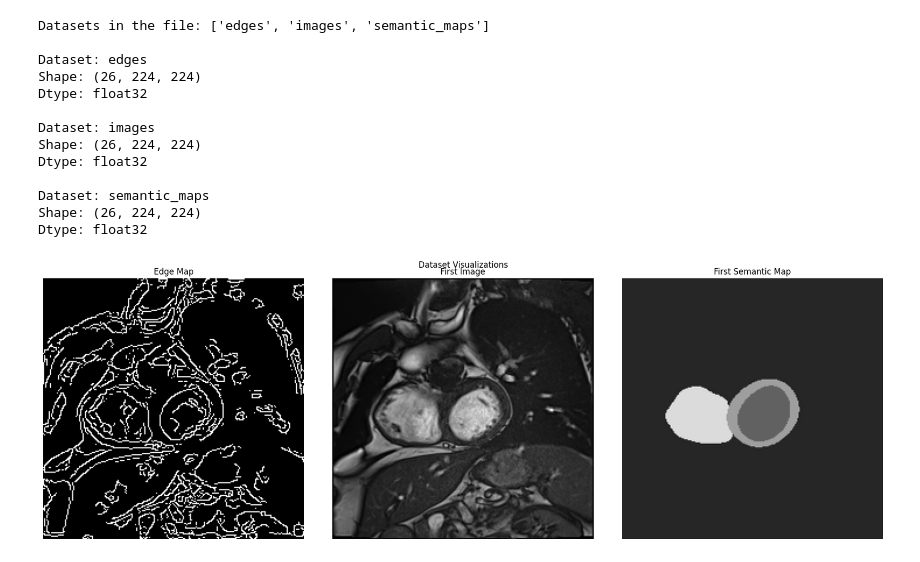
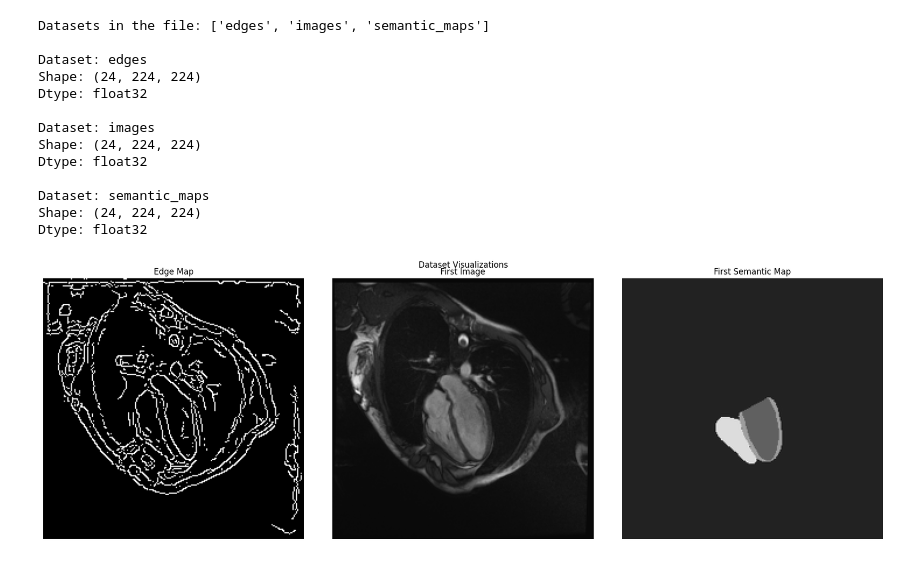
Before and after one commit to tonyyunyang/ldm-medical-image, a Jupyter notebook: verify_dataset.ipynb, the cells around one changed output. Cells and saved outputs as stored; diff of their text form; code cells hidden in the pictures.

```diff
--- a/verify_dataset.ipynb
+++ b/verify_dataset.ipynb
@@ -3,7 +3,7 @@ import h5py
 import numpy as np
 import matplotlib.pyplot as plt
 # %%
-data_path = "processed_data/298_data.h5"
+data_path = "processed_data/004_data.h5"
 
 # Open the H5 file
 with h5py.File(data_path, 'r') as f:
@@ -20,48 +20,48 @@ with h5py.File(data_path, 'r') as f:
 Datasets in the file: ['edges', 'images', 'semantic_maps']
 
 Dataset: edges
-Shape: (26, 224, 224)
+Shape: (24, 224, 224)
 Dtype: float32
 
 Dataset: images
-Shape: (26, 224, 224)
+Shape: (24, 224, 224)
 Dtype: float32
 
 Dataset: semantic_maps
-Shape: (26, 224, 224)
+Shape: (24, 224, 224)
 Dtype: float32
 # %%
 with h5py.File(data_path, 'r') as f:
     # Get the number of datasets
     num_datasets = len(f.keys())
 
     # Create a figure with subplots
     fig = plt.figure(figsize=(6*num_datasets, 6))
     fig.suptitle("Dataset Visualizations")
 
     # Iterate through each dataset
     for i, key in enumerate(f.keys(), 1):
         dataset = f[key]
         data = dataset[:]
 
         # Create a subplot for each dataset
         plt.subplot(1, num_datasets, i)
 
         # Plot specific visualizations based on the dataset
         if key == 'images':
-            plt.imshow(data[10], cmap='gray')
+            plt.imshow(data[0], cmap='gray')
             plt.title("First Image")
         elif key == 'semantic_maps':
-            im = plt.imshow(data[10], cmap='gray')
+            im = plt.imshow(data[0], cmap='gray')
             plt.title("First Semantic Map")
             # plt.colorbar(im, label='Class')
         elif key == 'edges':
-            plt.imshow(data[10], cmap='gray')
+            plt.imshow(data[0], cmap='gray')
             plt.title("Edge Map")
 
         plt.axis('off')
 
     plt.tight_layout()
     plt.show()
 # %% [output]
-[figure, old version]
+[figure, new version]
```
Also changed, not shown: 15 other files.
